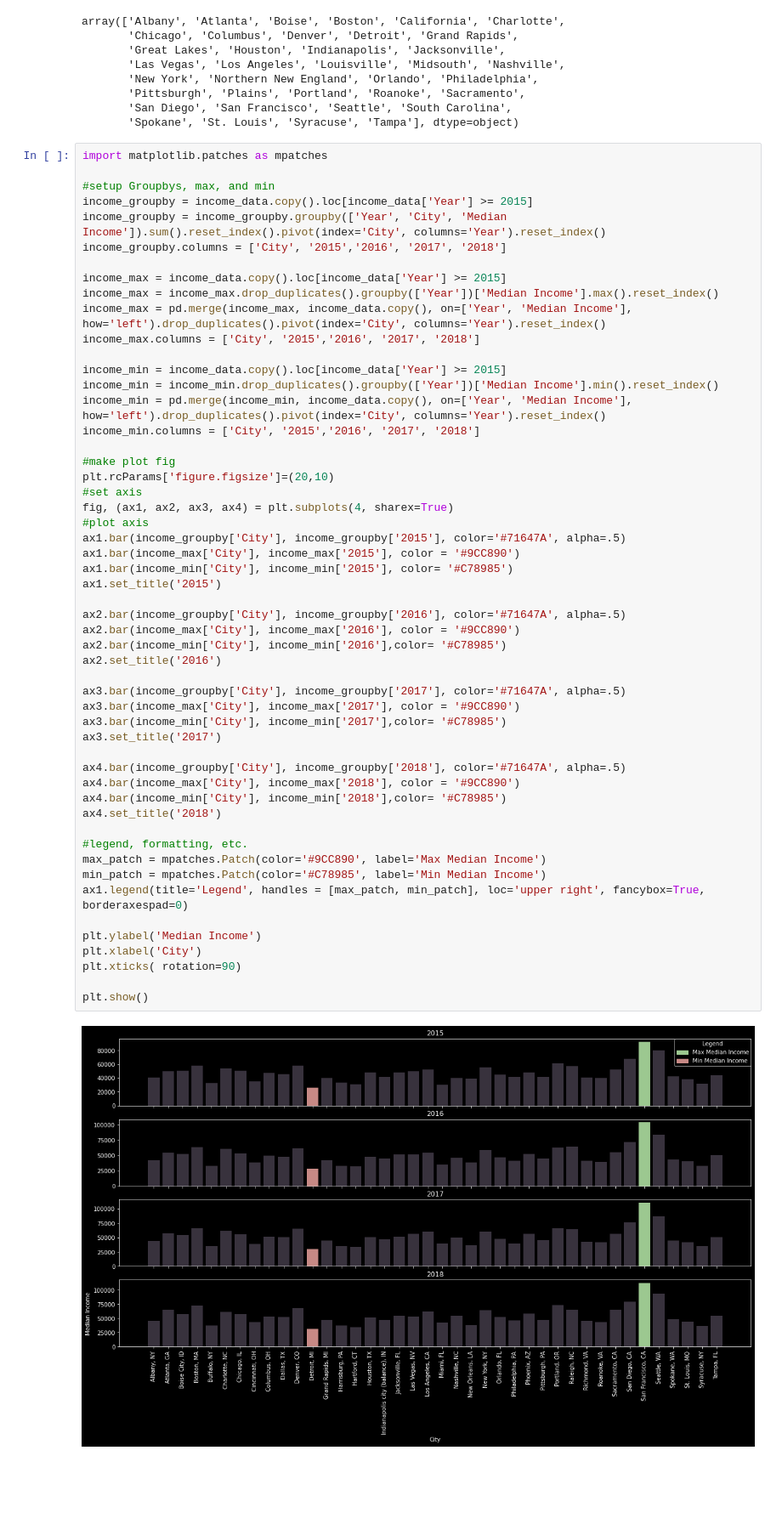
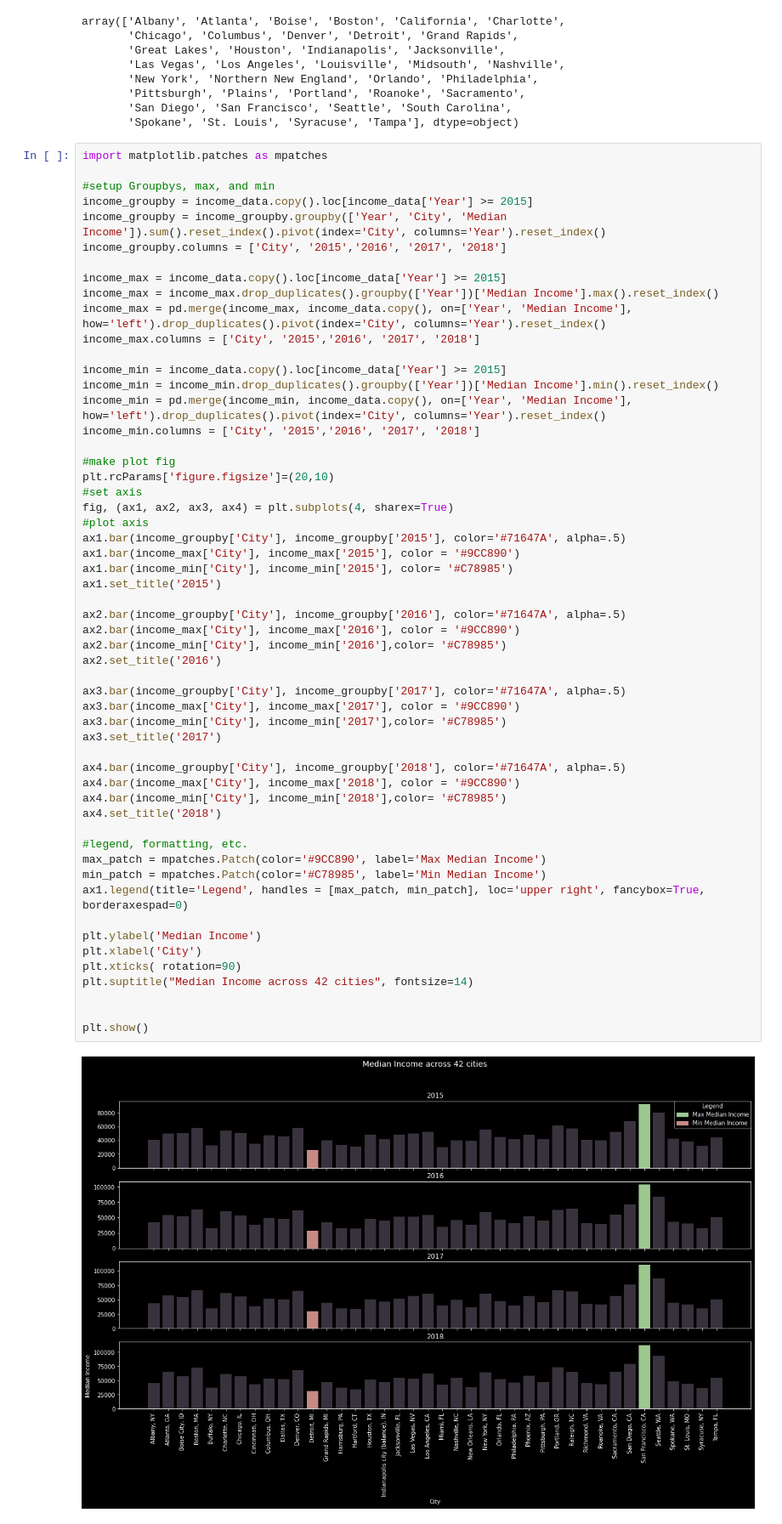
Before and after one commit to lauragtz/project_one, a Jupyter notebook: Avacado_Analysis_JK.ipynb, the cells around one changed output. Shown at 85% size. Saved outputs shown, nothing was run; the diff lists cells and outputs as text; blank space fills up the shorter version.

```diff
--- a/Avacado_Analysis_JK.ipynb
+++ b/Avacado_Analysis_JK.ipynb
@@ -65,31 +65,33 @@ ax1.bar(income_groupby['City'], income_groupby['2015'], color='#71647A', alpha=.
 ax1.bar(income_max['City'], income_max['2015'], color = '#9CC890')
 ax1.bar(income_min['City'], income_min['2015'], color= '#C78985')
 ax1.set_title('2015')
 
 ax2.bar(income_groupby['City'], income_groupby['2016'], color='#71647A', alpha=.5)
 ax2.bar(income_max['City'], income_max['2016'], color = '#9CC890')
 ax2.bar(income_min['City'], income_min['2016'],color= '#C78985')
 ax2.set_title('2016')
 
 ax3.bar(income_groupby['City'], income_groupby['2017'], color='#71647A', alpha=.5)
 ax3.bar(income_max['City'], income_max['2017'], color = '#9CC890')
 ax3.bar(income_min['City'], income_min['2017'],color= '#C78985')
 ax3.set_title('2017')
 
 ax4.bar(income_groupby['City'], income_groupby['2018'], color='#71647A', alpha=.5)
 ax4.bar(income_max['City'], income_max['2018'], color = '#9CC890')
 ax4.bar(income_min['City'], income_min['2018'],color= '#C78985')
 ax4.set_title('2018')
 
 #legend, formatting, etc.
 max_patch = mpatches.Patch(color='#9CC890', label='Max Median Income')
 min_patch = mpatches.Patch(color='#C78985', label='Min Median Income')
 ax1.legend(title='Legend', handles = [max_patch, min_patch], loc='upper right', fancybox=True, borderaxespad=0)
 
 plt.ylabel('Median Income')
 plt.xlabel('City')
 plt.xticks( rotation=90)
+plt.suptitle("Median Income across 42 cities", fontsize=14)
+
 
 plt.show()
 # %% [output]
-[figure, old version]
+[figure, new version]
```
Also changed, not shown: parts of 5 cells of this notebook.
